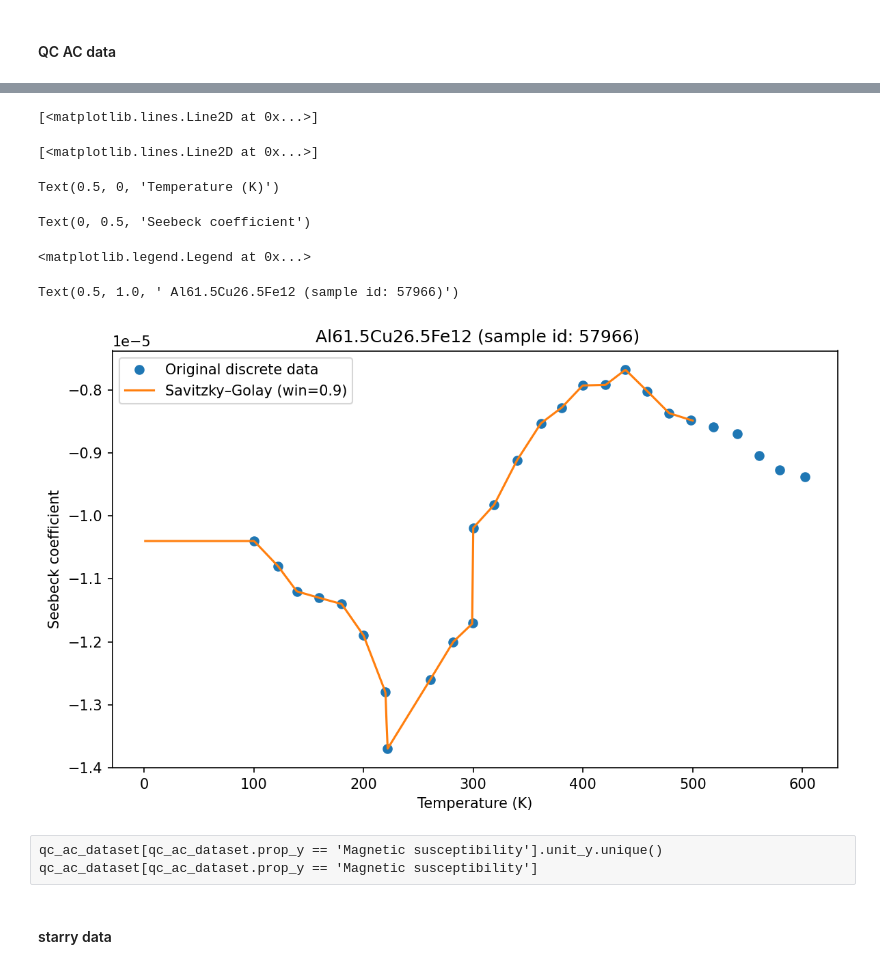
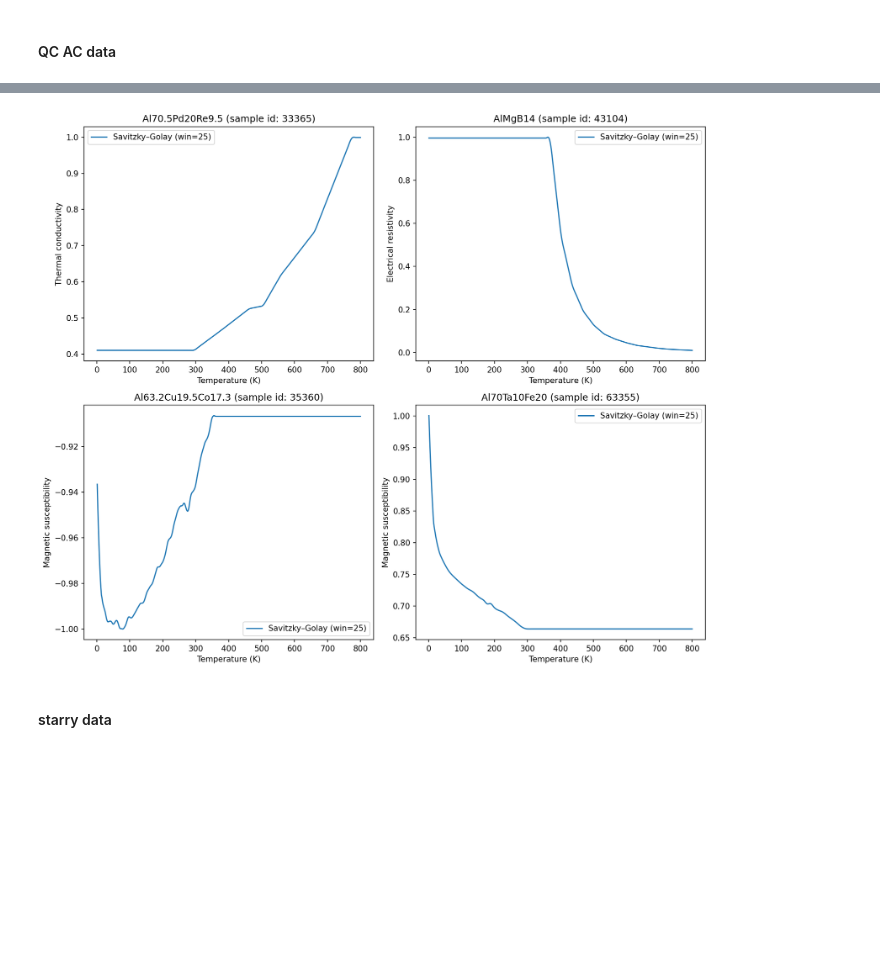
Before and after one commit to TsumiNa/foundation_model, a Jupyter notebook: data/scripts/process_ac_qe_te_data.ipynb, the cells around one changed output, grey strips where cells are left out. Cells and saved outputs as stored; diff of their text form; code cells hidden in the pictures; blank space fills up the shorter version.

```diff
--- a/data/scripts/process_ac_qe_te_data.ipynb
+++ b/data/scripts/process_ac_qe_te_data.ipynb
@@ -300,7 +312,7 @@ class InterpSmooth:
 #### QC AC data
 # %%
 qc_ac_dataset = pd.read_csv('../raw/HYPOD-X_20250121/properties_dataset.csv').dropna().drop(columns=['sample_name', 'figure_id', 'degree_of_approximant', 'SID'])
-qc_ac_dataset = qc_ac_dataset.rename(columns={'composition': 'formula'})
+qc_ac_dataset = qc_ac_dataset.rename(columns={'composition': 'formula', 'QC_or_AC_type': 'hypermaterial_type'})
 
 # Drop Specific heat since these value is to describe the temperature derivative of the molar heat capacity or the second-order temperature effects
 qc_ac_dataset = qc_ac_dataset[~qc_ac_dataset.prop_y.isin(['Specific heat', 'Specific heat capacity', 'Hall coefficient', 'ZT', 'Power factor', 'Thermal diffusivity'])]
@@ -315,8 +327,11 @@ tmp = tmp.assign(
     unit_y='A*m**2/mol',
     y=[convert_mass_magnetization(comp, y) for comp, y in zip(tmp.composition, tmp.y)]
 )
-qc_ac_dataset.loc[tmp.index] = tmp
+qc_ac_dataset.update(tmp)
 
+
+qc_ac_dataset.unit_y.unique()
+qc_ac_dataset.prop_y.unique()
+qc_ac_dataset.shape
 qc_ac_dataset.head(3)
-qc_ac_dataset.shape
 # %% [output]
@@ -370,30 +389,26 @@ Thermal conductivity       116
 Magnetic susceptibility     51
 Name: count, dtype: int64
 # %%
-tmp = qc_ac_dataset_rebuild.iloc[0]
-raw = qc_ac_dataset[(qc_ac_dataset.sample_id == tmp.sample_id) & (qc_ac_dataset.prop_y == tmp.property)]
-y_new = tmp.property_value
+np.random.seed(4)  # 设置随机种子
+random_indices = np.random.choice(len(qc_ac_dataset_rebuild), 4, replace=False)
 
-fig, ax = plt.subplots(figsize=(8,5), dpi=150)
+fig, axes = plt.subplots(2, 2, figsize=(12, 10), dpi=150)
+axes = axes.ravel()
 
-ax.plot(raw.x, raw.y, 'o', label='Original discrete data')
-ax.plot(x_new, y_new, '-', lw=1.5, label='Savitzky–Golay (win=0.9)')
-ax.set_xlabel('Temperature (K)')
-ax.set_ylabel(tmp.property)
-ax.legend(loc='best')
-ax.set_title(f'{tmp.formula} (sample id: {tmp.sample_id})')
+for idx, i in enumerate(random_indices):
+    tmp = qc_ac_dataset_rebuild.iloc[i]
+    y_new = tmp.property_value
+
+    # _ = axes[idx].plot(tmp.raw_x, tmp.raw_y, 'o', label='Original discrete data')
+    _ = axes[idx].plot(x_new, y_new, '-', lw=1.5, label='Savitzky–Golay (win=25)')
+    _ = axes[idx].set_xlabel('Temperature (K)')
+    _ = axes[idx].set_ylabel(tmp.property)
+    _ = axes[idx].legend(loc='best')
+    _ = axes[idx].set_title(f'{tmp.formula} (sample id: {tmp.sample_id})')
+
 plt.tight_layout()
 plt.show()
 # %% [output]
-[<matplotlib.lines.Line2D at 0x...>]
-[<matplotlib.lines.Line2D at 0x...>]
-Text(0.5, 0, 'Temperature (K)')
-Text(0, 0.5, 'Seebeck coefficient')
-<matplotlib.legend.Legend at 0x...>
-Text(0.5, 1.0, ' Al61.5Cu26.5Fe12 (sample id: 57966)')
-[figure, old version]
+[figure, new version]
-# %% [raw]
-qc_ac_dataset[qc_ac_dataset.prop_y == 'Magnetic susceptibility'].unit_y.unique()
-qc_ac_dataset[qc_ac_dataset.prop_y == 'Magnetic susceptibility']
 # %% [markdown]
 #### starry data
```
Also changed, not shown: parts of 28 cells of this notebook.
